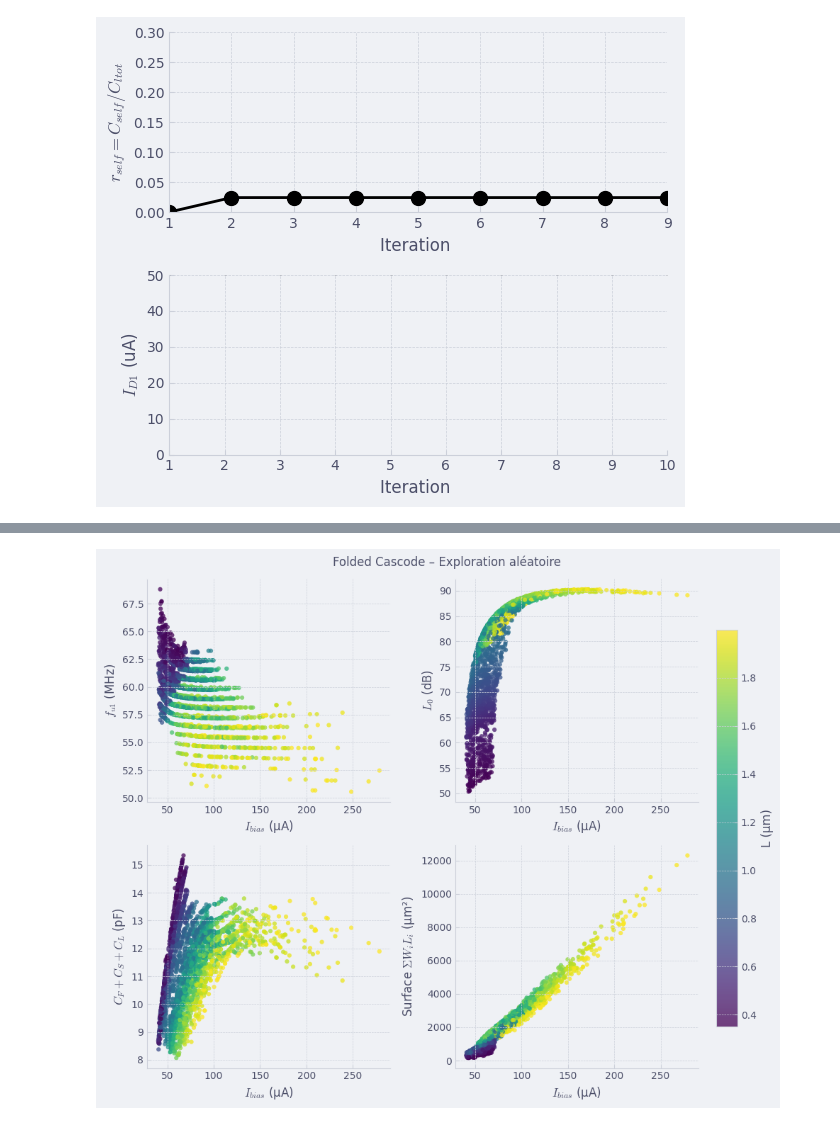
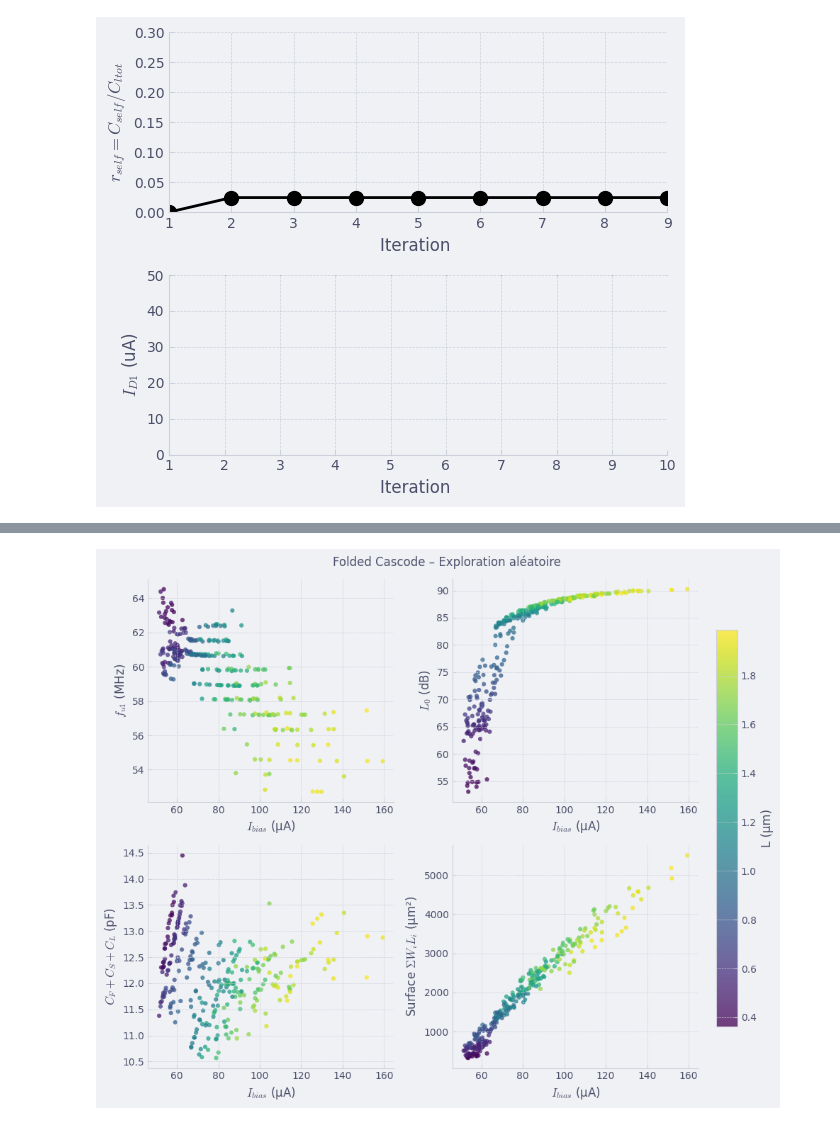
Before and after one commit to Surfeur974/gmadrid, a Jupyter notebook: SC_folded_cascode.ipynb, the cells around one changed output, grey strips where cells are left out. Cells and saved outputs as stored; diff of their text form; code cells hidden in the pictures.

```diff
--- a/SC_folded_cascode.ipynb
+++ b/SC_folded_cascode.ipynb
@@ -635,10 +635,10 @@ def _run_safe(L, gm):
 
 
 # ── Sampling aléatoire ────────────────────────────────────────────────────────
-N   = 3000
+N   = 300
 rng = np.random.default_rng(42)
 L_samp       = rng.uniform(0.35, 2.0, N)
-gmIDcas_samp = rng.uniform(4.0,  14.0, N)
+gmIDcas_samp = rng.uniform(8.0,  12.0, N)
 
 # ── Évaluation : joblib loky = vrais processus, marche dans Jupyter ───────────
 raw = Parallel(n_jobs=-1, backend='loky', verbose=1)(
@@ -692 +686 @@ plt.show()
-[figure, old version]
+[figure, new version]
```
Also changed, not shown: parts of 3 cells of this notebook, 2 other files.
